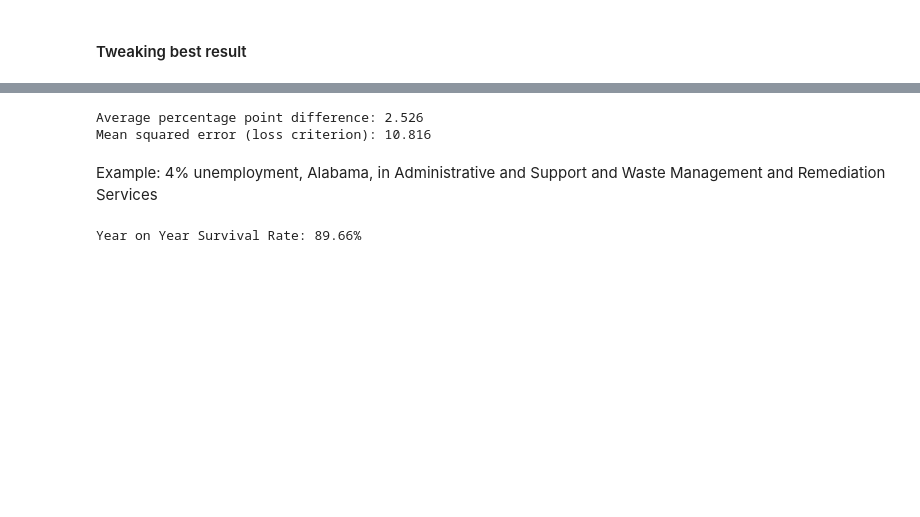
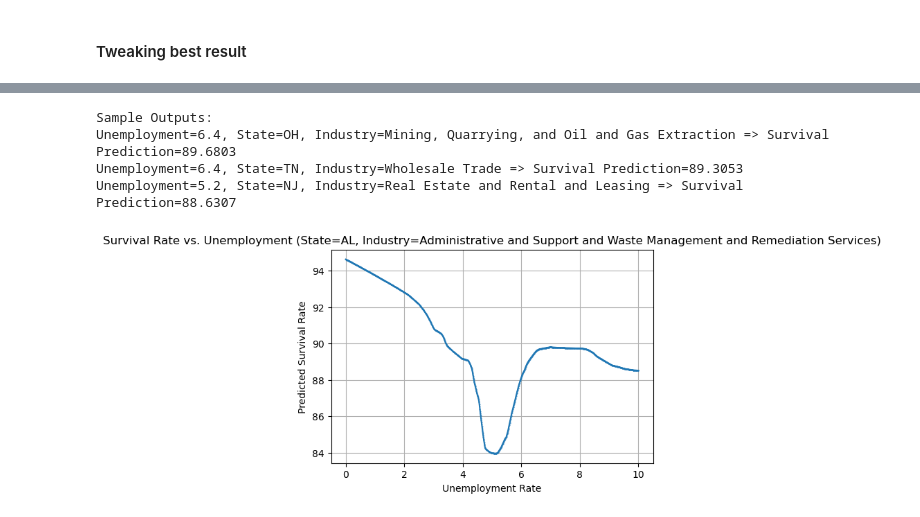
Before and after one commit to SebastianSeljak/PIC16B_Econ, a Jupyter notebook: model.ipynb, the cells around one changed output, grey strips where cells are left out. Drawn from its saved outputs; the diff is of its cells as text; code cells hidden in the pictures; blank space fills up the shorter version.

```diff
--- a/model.ipynb
+++ b/model.ipynb
@@ -879,3 +954,11 @@ plt.show()
+# %%
+analyze_survival_rate(model_combined, train_dataset)
+# %% [output]
+Sample Outputs:
+Unemployment=6.4, State=OH, Industry=Mining, Quarrying, and Oil and Gas Extraction => Survival Prediction=89.6803
+Unemployment=6.4, State=TN, Industry=Wholesale Trade => Survival Prediction=89.3053
+Unemployment=5.2, State=NJ, Industry=Real Estate and Rental and Leasing => Survival Prediction=88.6307
+[figure, added]
 # %%
 import pickle
 
@@ -884,10 +967 @@ with open('model_combined.pkl', 'wb') as f:
     pickle.dump([model_combined, loss_data_combined], f)
-# %%
-predicted, actual = model_combined.evaluate(test_dataloader, device="cpu")
-print(f"Average percentage point difference: {np.mean(abs(actual - predicted)):1.3f}")
-print(f"Mean squared error (loss criterion): {np.mean(abs(np.square(actual - predicted))):2.3f}")
-# %% [output]
-Average percentage point difference: 2.526
-Mean squared error (loss criterion): 10.816
-# %% [markdown]
-Example: 4% unemployment, Alabama, in Administrative and Support and Waste Management and Remediation Services
@@ -900,4 +967,0 @@ sample_input = torch.tensor(np.concatenate([
-# %%
-print(f"Year on Year Survival Rate: {float(model_combined(sample_input)):1.2f}%")
-# %% [output]
-Year on Year Survival Rate: 89.66%
```
Also changed, not shown: parts of 20 cells of this notebook, 1 other file.
